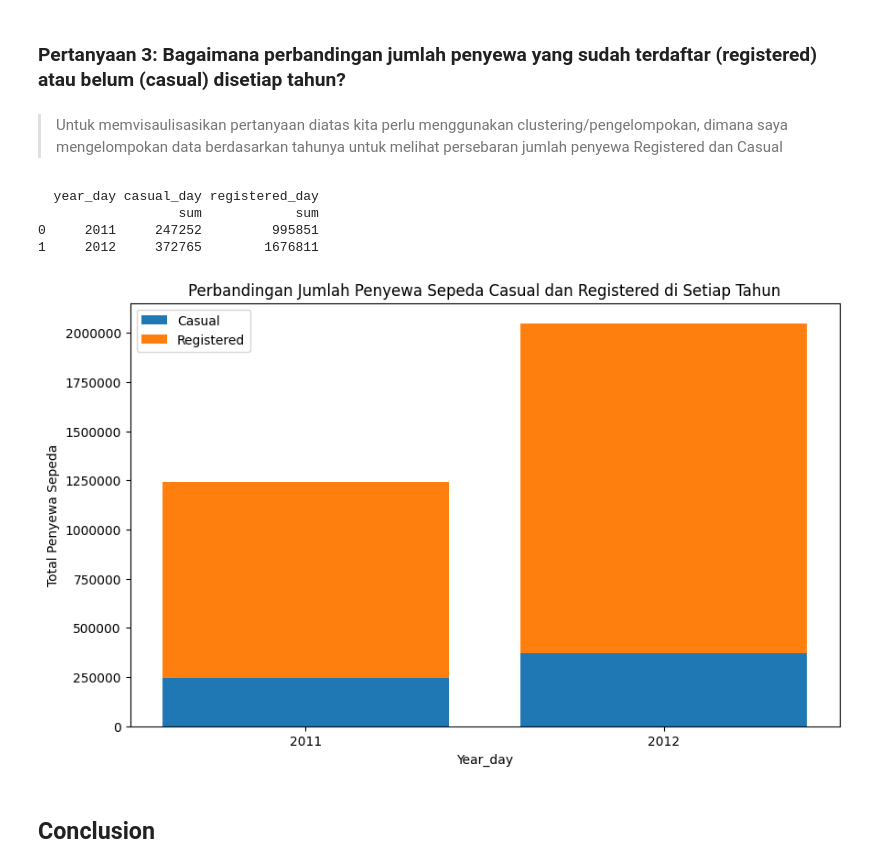
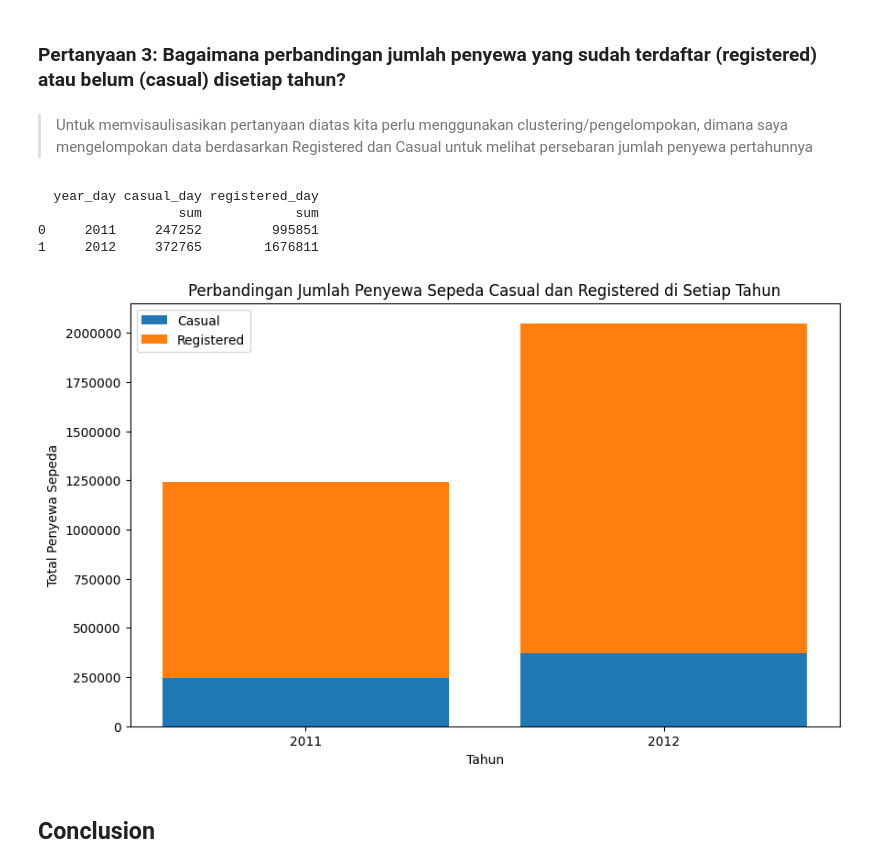
Before and after one commit to darkness071104/submission, a Jupyter notebook: Proyek_Analisis_Data.ipynb, the cells around one changed output. Cells and saved outputs as stored; diff of their text form; code cells hidden in the pictures.

```diff
--- a/Proyek_Analisis_Data.ipynb
+++ b/Proyek_Analisis_Data.ipynb
@@ -561,7 +561,7 @@ plt.show()
 # %% [markdown]
 ### Pertanyaan 3: Bagaimana perbandingan jumlah penyewa yang sudah terdaftar (registered) atau belum (casual) disetiap tahun?
 # %% [markdown]
-> Untuk memvisaulisasikan pertanyaan diatas kita perlu menggunakan clustering/pengelompokan, dimana saya mengelompokan data berdasarkan tahunya untuk melihat persebaran jumlah penyewa Registered dan Casual
+> Untuk memvisaulisasikan pertanyaan diatas kita perlu menggunakan clustering/pengelompokan, dimana saya mengelompokan data berdasarkan Registered dan Casual untuk melihat persebaran jumlah penyewa pertahunnya
 # %%
 # Membuat variabel untuk menyimpan hasil pengelompokkan data berdasarkan tahun, kemudian menghitung total jumlah penyewa Registered dan Casual
 perbandingan_df = all_df.groupby(["year_day"]).agg({
@@ -578,19 +578,19 @@ print(perbandingan_df)
 # %%
 # Membuat bar chart
 plt.figure(figsize=(10, 6))
 plt.bar(perbandingan_df["year_day"], perbandingan_df[("casual_day", "sum")], label="Casual")
 plt.bar(perbandingan_df["year_day"], perbandingan_df[("registered_day", "sum")], bottom=perbandingan_df[("casual_day", "sum")], label="Registered")
-plt.xlabel("Year_day")
+plt.xlabel("Tahun")
 plt.ylabel("Total Penyewa Sepeda")
 plt.title("Perbandingan Jumlah Penyewa Sepeda Casual dan Registered di Setiap Tahun")
 plt.legend()
 
 # Mengatur label sumbu y agar ditampilkan dalam format yang lebih mudah dibaca
 plt.ticklabel_format(style='plain', axis='y')
 
 plt.show()
 # %% [output]
-[figure, old version]
+[figure, new version]
 # %% [markdown]
 ## Conclusion
 # %% [markdown]
```
